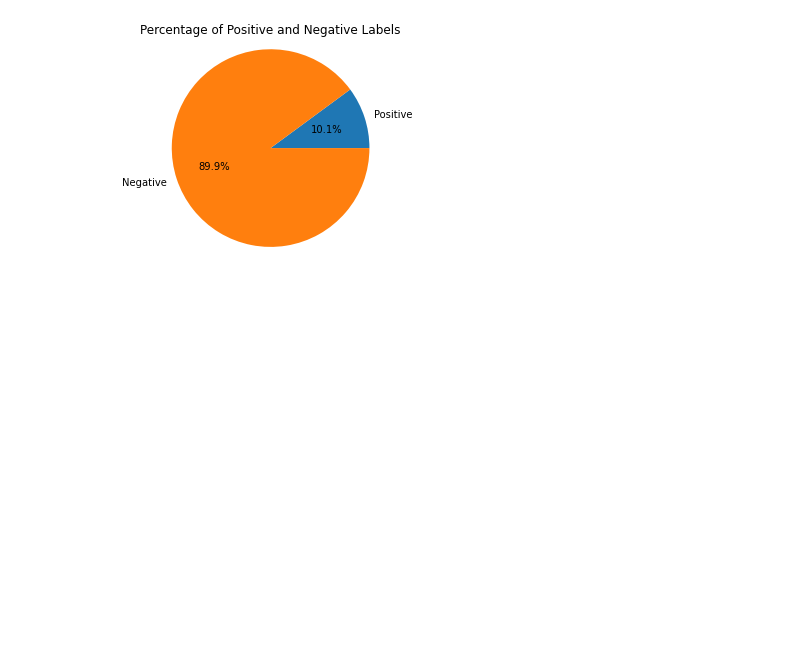
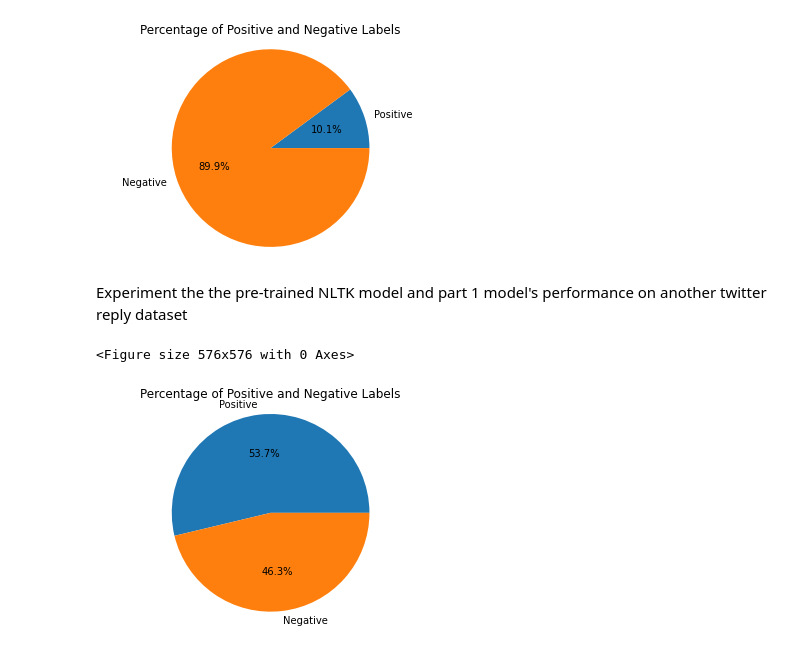
Before and after one commit to Nim-ah/MIE1624-Course-Project, a Jupyter notebook: 1624_Sentiment_Analysis.ipynb, the cells around one changed output. Saved outputs shown, nothing was run; the diff lists cells and outputs as text; code cells hidden in the pictures; blank space fills up the shorter version.

Commit message:
Added perf analysis with elon twitter reply dataset

```diff
--- a/1624_Sentiment_Analysis.ipynb
+++ b/1624_Sentiment_Analysis.ipynb
@@ -444,3 +444,9 @@ news_df
 | 1285 | Digital traces including social p... | digital traces including social p... |
 | 1286 | A new State Department proposal a... | new state department proposal ask... |
 1287 rows × 2 columns
+# %%
+#Load another elon twitter reply dataset
+elon_reply_df = pd.read_csv('tw_reply.csv')
+# %%
+#Treat the raw string
+elon_reply_df['cleaned'] = elon_reply_df['text'].apply(clean)
@@ -515,3 +537,14 @@ pie_plot(news_df['score'])
 # %% [output]
 <Figure size 576x576 with 0 Axes>
 [figure]
+# %% [markdown]
+Experiment the the pre-trained NLTK model and part 1 model's performance on another twitter reply dataset
+# %%
+X_elon_data = tfidf.fit_transform(elon_reply_df['cleaned']) # fit-transform the vectorizer
+# %%
+y_pred_RF_elon = bestRFmodel.predict(X_elon_data)
+# %%
+pie_plot(y_pred_RF_elon)
+# %% [output]
+<Figure size 576x576 with 0 Axes>
+[figure, added]
```
Also changed, not shown: parts of 2 cells of this notebook.
